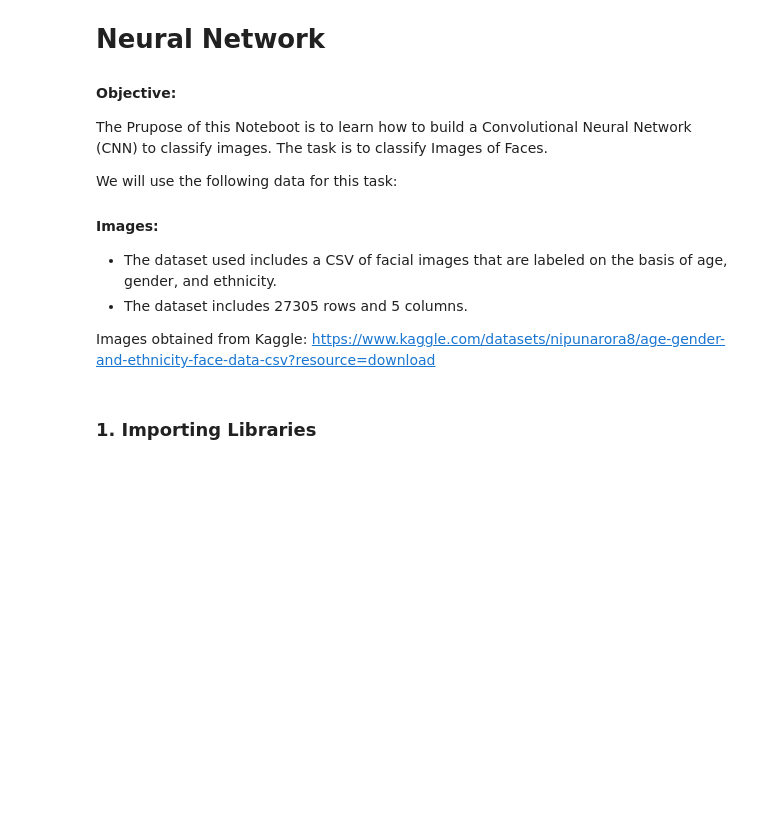
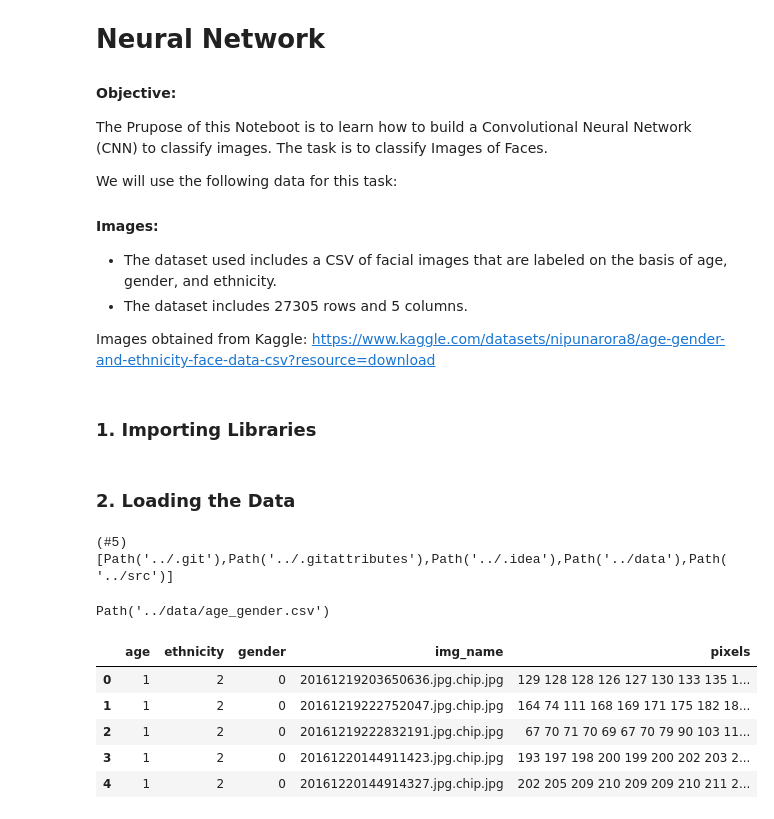
Before and after one commit to SimonB97/img-classification, a Jupyter notebook: src/01_image_classification.ipynb, the cells around one changed output. Drawn from its saved outputs; the diff is of its cells as text; code cells hidden in the pictures; blank space fills up the shorter version.

```diff
--- a/src/01_image_classification.ipynb
+++ b/src/01_image_classification.ipynb
@@ -24,6 +25,27 @@ import numpy as np
 import matplotlib.pyplot as plt
 import seaborn as sns
 import cv2
+# %% [markdown]
+### 2. Loading the Data
 # %%
-# Setting up the path to the data
-path = Path('')
+# Setting up the path to the working directory
+path = pathlib.Path('../')
+path.ls()
+# %% [output]
+(#5) [Path('../.git'),Path('../.gitattributes'),Path('../.idea'),Path('../data'),Path('../src')]
+# %%
+# Defining the path to the data
+path_data = path/'data/age_gender.csv'
+path_data
+# %% [output]
+Path('../data/age_gender.csv')
+# %%
+df = pd.read_csv(path_data)
+df.head()
+# %% [output]
+|  | age | ethnicity | gender | img_name | pixels |
+| 0 | 1 | 2 | 0 | 20161219203650636.jpg.chip.jpg | 129 128 128 126 127 130 133 135 1... |
+| 1 | 1 | 2 | 0 | 20161219222752047.jpg.chip.jpg | 164 74 111 168 169 171 175 182 18... |
+| 2 | 1 | 2 | 0 | 20161219222832191.jpg.chip.jpg | 67 70 71 70 69 67 70 79 90 103 11... |
+| 3 | 1 | 2 | 0 | 20161220144911423.jpg.chip.jpg | 193 197 198 200 199 200 202 203 2... |
+| 4 | 1 | 2 | 0 | 20161220144914327.jpg.chip.jpg | 202 205 209 210 209 209 210 211 2... |
```
Also changed, not shown: parts of 11 cells of this notebook, 1 other file.
